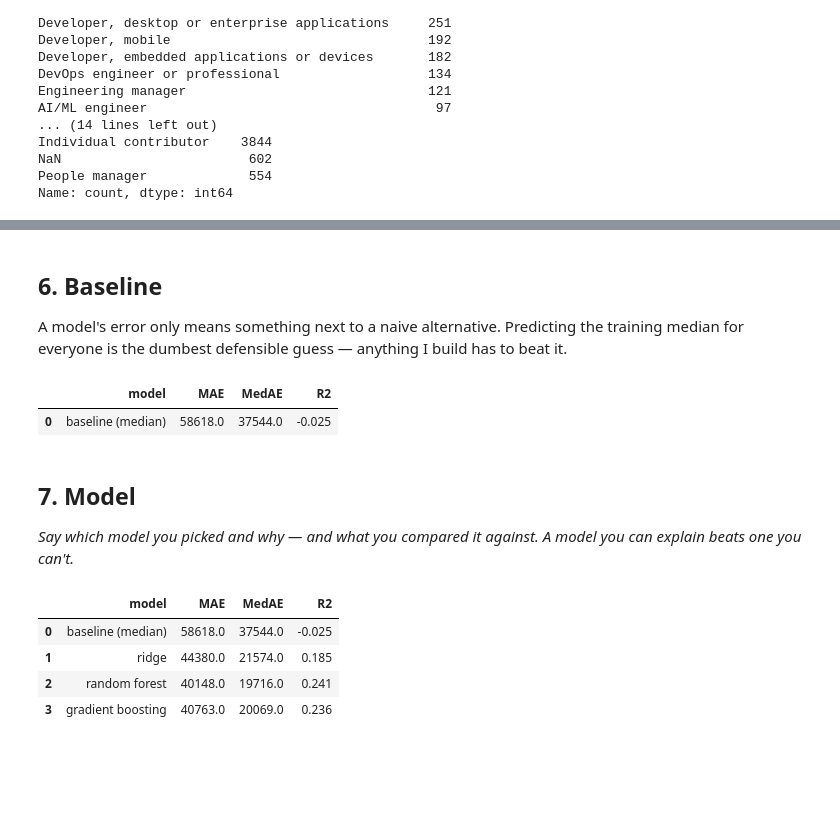
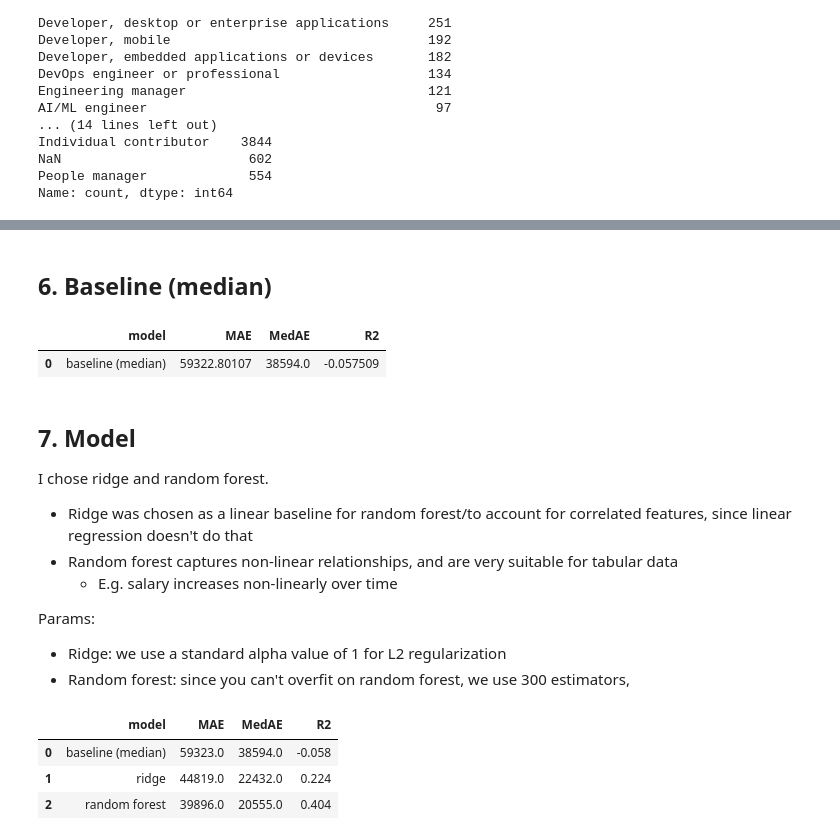
Before and after one commit to ang9009/26f-data-member-challenge, a Jupyter notebook: main.ipynb, the cells around one changed output, grey strips where cells are left out. Drawn from its saved outputs; the diff is of its cells as text; code cells hidden in the pictures; blank space fills up the shorter version.

```diff
--- a/main.ipynb
+++ b/main.ipynb
@@ -513,8 +493,5 @@ print(X_train.shape, X_test.shape)
 # %% [markdown]
-## 6. Baseline
-
-A model's error only means something next to a naive alternative. Predicting the training
-median for everyone is the dumbest defensible guess — anything I build has to beat it.
+## 6. Baseline (median)
 # %%
 from sklearn.metrics import mean_absolute_error, median_absolute_error, r2_score
 
@@ -533,67 +510,55 @@ def report(name, y_true_log, y_pred_log):
 # Dollars to the nearest dollar, R2 to 3 dp.
 ROUNDING = {'MAE': 0, 'MedAE': 0, 'R2': 3}
 
-# The dumbest defensible guess: predict the training median for everyone.
 baseline_pred = np.full(len(y_test), y_train.median())
-results = [report('baseline (median)', y_test, baseline_pred)]
-pd.DataFrame(results).round(ROUNDING)
+baseline_row = report('baseline (median)', y_test, baseline_pred)
+pd.DataFrame([baseline_row])
 # %% [output]
 |  | model | MAE | MedAE | R2 |
-| 0 | baseline (median) | 58618.0 | 37544.0 | -0.025 |
+| 0 | baseline (median) | 59322.80107 | 38594.0 | -0.057509 |
 # %% [markdown]
 ## 7. Model
 
-_Say which model you picked and why — and what you compared it against. A model you can
-explain beats one you can't._
+I chose ridge and random forest.
+- Ridge was chosen as a linear baseline for random forest/to account for correlated features, since linear regression doesn't do that
+- Random forest captures non-linear relationships, and are very suitable for tabular data
+    - E.g. salary increases non-linearly over time
+
+Params:
+- Ridge: we use a standard alpha value of 1 for L2 regularization
+- Random forest: since you can't overfit on random forest, we use 300 estimators,
 # %%
-from sklearn.compose import ColumnTransformer
-from sklearn.preprocessing import OneHotEncoder
 from sklearn.pipeline import Pipeline
 from sklearn.impute import SimpleImputer
 from sklearn.linear_model import Ridge
 from sklearn.ensemble import RandomForestRegressor, HistGradientBoostingRegressor
 
-# One-hot the six categoricals; pass everything else (numerics + the 0/1
-# language columns) straight through. handle_unknown='ignore' means a category
-# that only shows up in the test split becomes all-zeros instead of crashing.
-pre = ColumnTransformer(
-    [('cat', OneHotEncoder(handle_unknown='ignore', sparse_output=False), CATEGORICAL)],
-    remainder='passthrough',
-)
-
-# Section 3.5: for the models that can't read NaN, fill with the median AND add
+# for the models that can't read NaN, fill with the median AND add
 # a 0/1 indicator column, so the model can tell a filled-in value from a real
-# one. HistGradientBoosting splits on missingness natively, so it skips this.
+# one.
 imputer = SimpleImputer(strategy='median', add_indicator=True)
 
-# Everything sits inside a Pipeline so the encoder and imputer are fitted on the
-# training rows only and re-applied unchanged to the test rows. That is what
-# stops test data leaking into the fit.
 candidates = {
-    # Linear, penalised. Ridge rather than LinearRegression because section 3.3
-    # left two 0.889-correlated columns in; the penalty stops either
-    # coefficient running away.
     'ridge': (Ridge(alpha=1.0), True),
     'random forest': (RandomForestRegressor(
-        n_estimators=300, min_samples_leaf=3, random_state=42, n_jobs=-1), True),
-    'gradient boosting': (HistGradientBoostingRegressor(random_state=42), False),
+        n_estimators=300, random_state=42, n_jobs=-1), True),
 }
 
+results = [baseline_row]
 fitted = {}
 for name, (estimator, needs_imputer) in candidates.items():
-    steps = [('pre', pre)]
+    steps = []
     if needs_imputer:
         steps.append(('impute', imputer))
     steps.append(('model', estimator))
     pipe = Pipeline(steps)
     pipe.fit(X_train, y_train)
     fitted[name] = pipe
     results.append(report(name, y_test, pipe.predict(X_test)))
 
 pd.DataFrame(results).round(ROUNDING)
 # %% [output]
 |  | model | MAE | MedAE | R2 |
-| 0 | baseline (median) | 58618.0 | 37544.0 | -0.025 |
-| 1 | ridge | 44380.0 | 21574.0 | 0.185 |
-| 2 | random forest | 40148.0 | 19716.0 | 0.241 |
-| 3 | gradient boosting | 40763.0 | 20069.0 | 0.236 |
+| 0 | baseline (median) | 59323.0 | 38594.0 | -0.058 |
+| 1 | ridge | 44819.0 | 22432.0 | 0.224 |
+| 2 | random forest | 39896.0 | 20555.0 | 0.404 |
```
Also changed, not shown: parts of 16 cells of this notebook.
